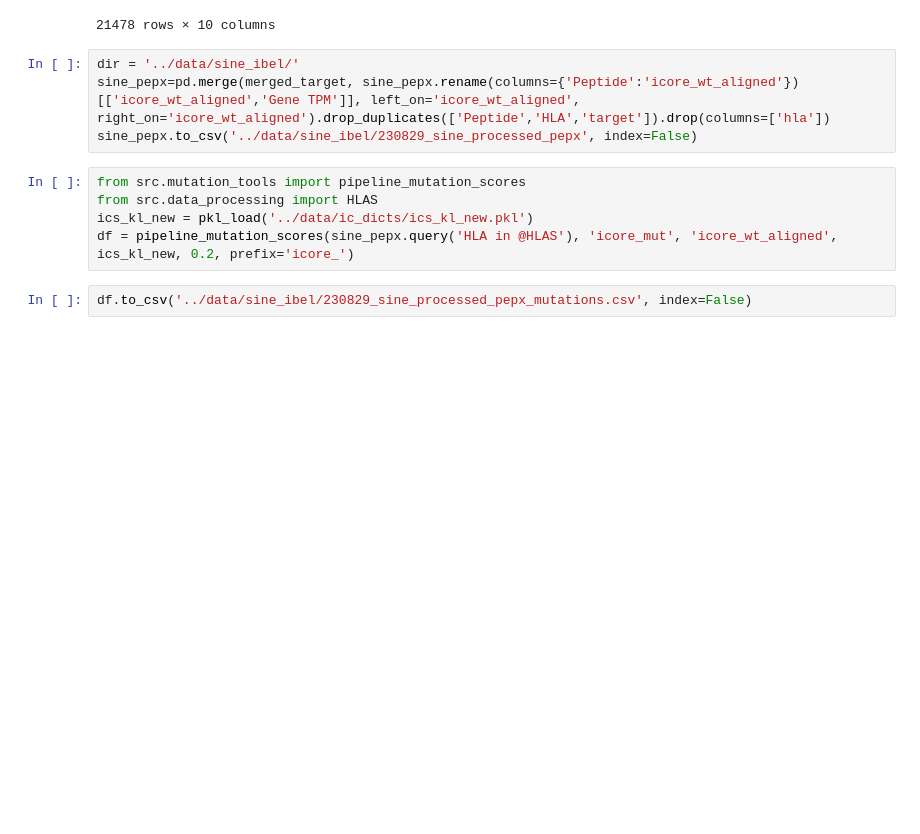
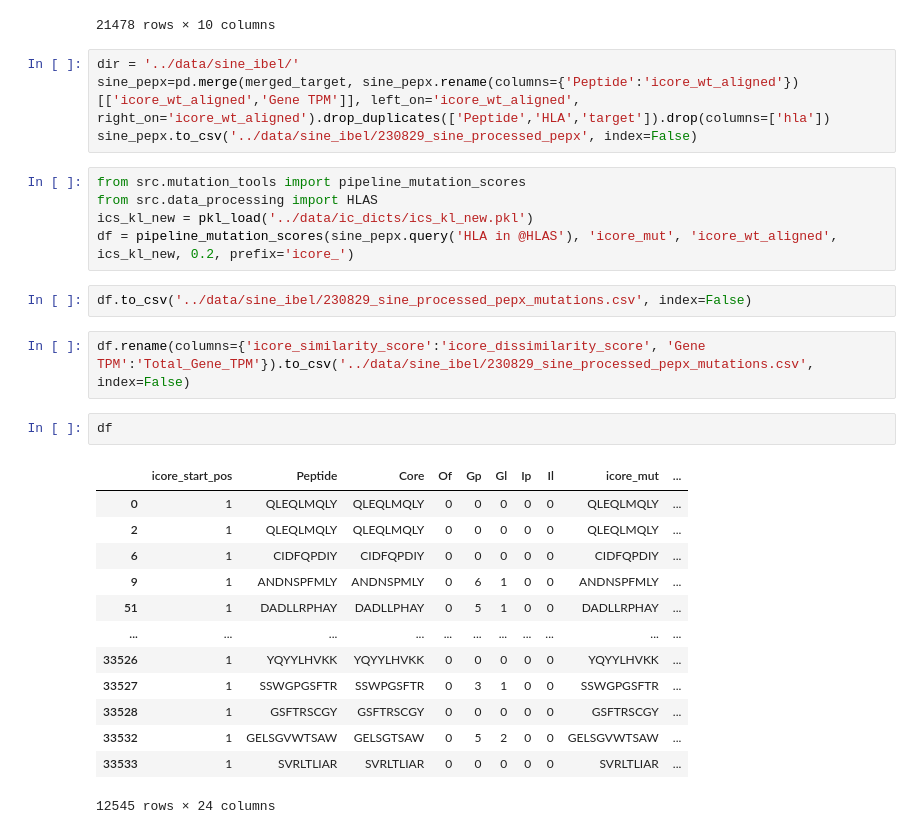
Before and after one commit to richieYT-wan/cedar, a Jupyter notebook: notebook/230724_TrainDataPruning.ipynb, the cells around one changed output. Cells and saved outputs as stored; diff of their text form; blank space fills up the shorter version.

```diff
--- a/notebook/230724_TrainDataPruning.ipynb
+++ b/notebook/230724_TrainDataPruning.ipynb
@@ -1030,3 +1030,21 @@ ics_kl_new = pkl_load('../data/ic_dicts/ics_kl_new.pkl')
 df = pipeline_mutation_scores(sine_pepx.query('HLA in @HLAS'), 'icore_mut', 'icore_wt_aligned', ics_kl_new, 0.2, prefix='icore_')
 # %%
 df.to_csv('../data/sine_ibel/230829_sine_processed_pepx_mutations.csv', index=False)
+# %%
+df.rename(columns={'icore_similarity_score':'icore_dissimilarity_score', 'Gene TPM':'Total_Gene_TPM'}).to_csv('../data/sine_ibel/230829_sine_processed_pepx_mutations.csv', index=False)
+# %%
+df
+# %% [output]
+|  | icore_start_pos | Peptide | Core | Of | Gp | Gl | Ip | Il | icore_mut | ... |
+| 0 | 1 | QLEQLMQLY | QLEQLMQLY | 0 | 0 | 0 | 0 | 0 | QLEQLMQLY | ... |
+| 2 | 1 | QLEQLMQLY | QLEQLMQLY | 0 | 0 | 0 | 0 | 0 | QLEQLMQLY | ... |
+| 6 | 1 | CIDFQPDIY | CIDFQPDIY | 0 | 0 | 0 | 0 | 0 | CIDFQPDIY | ... |
+| 9 | 1 | ANDNSPFMLY | ANDNSPMLY | 0 | 6 | 1 | 0 | 0 | ANDNSPFMLY | ... |
+| 51 | 1 | DADLLRPHAY | DADLLPHAY | 0 | 5 | 1 | 0 | 0 | DADLLRPHAY | ... |
+| ... | ... | ... | ... | ... | ... | ... | ... | ... | ... | ... |
+| 33526 | 1 | YQYYLHVKK | YQYYLHVKK | 0 | 0 | 0 | 0 | 0 | YQYYLHVKK | ... |
+| 33527 | 1 | SSWGPGSFTR | SSWPGSFTR | 0 | 3 | 1 | 0 | 0 | SSWGPGSFTR | ... |
+| 33528 | 1 | GSFTRSCGY | GSFTRSCGY | 0 | 0 | 0 | 0 | 0 | GSFTRSCGY | ... |
+| 33532 | 1 | GELSGVWTSAW | GELSGTSAW | 0 | 5 | 2 | 0 | 0 | GELSGVWTSAW | ... |
+| 33533 | 1 | SVRLTLIAR | SVRLTLIAR | 0 | 0 | 0 | 0 | 0 | SVRLTLIAR | ... |
+12545 rows × 24 columns
```
Also changed, not shown: parts of 1 cell of this notebook, 3 other files.
